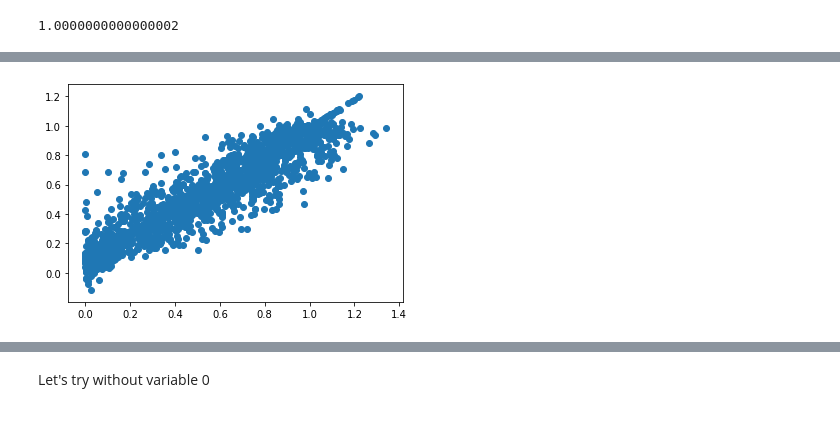
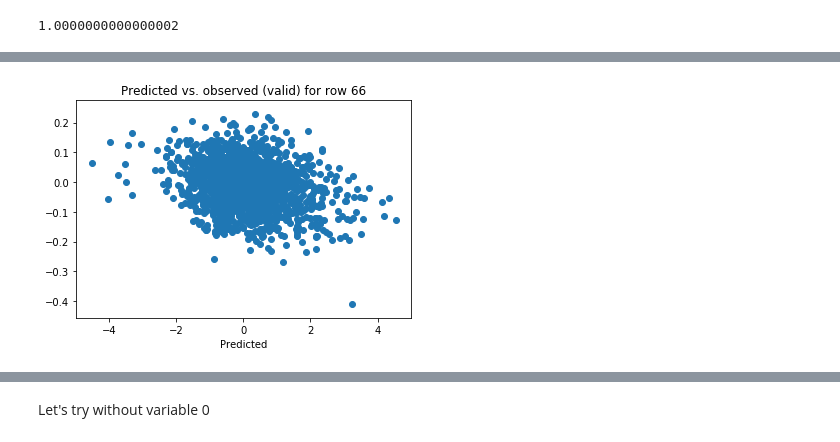
Before and after one commit to notreallyme2/teas, a Jupyter notebook: lasso_baseline.ipynb, the cells around one changed output, grey strips where cells are left out. Cells and saved outputs as stored; diff of their text form; code cells hidden in the pictures.

```diff
--- a/lasso_baseline.ipynb
+++ b/lasso_baseline.ipynb
@@ -107,7 +136,12 @@ print(mean_squared_error(Y_hat, valid))
-# %%
-plt.scatter(valid[3], Y_hat[3]);
-# %% [output]
-[figure, removed]
+# %%
+# plot predicted vs. observed for a random row
+idx = np.random.randint(0, valid.shape[0])
+plt.scatter(valid[idx], Y_hat[idx])
+plt.xlabel("Observed")
+plt.xlabel("Predicted")
+plt.title("Predicted vs. observed (valid) for row {}".format(idx));
+# %% [output]
+[figure, added]
 # %%
 # what does random mse look like?
 rand_pred = np.random.uniform(0, 1.25, size=valid.shape[1])
```
Also changed, not shown: parts of 35 cells of this notebook, 5 other files.
